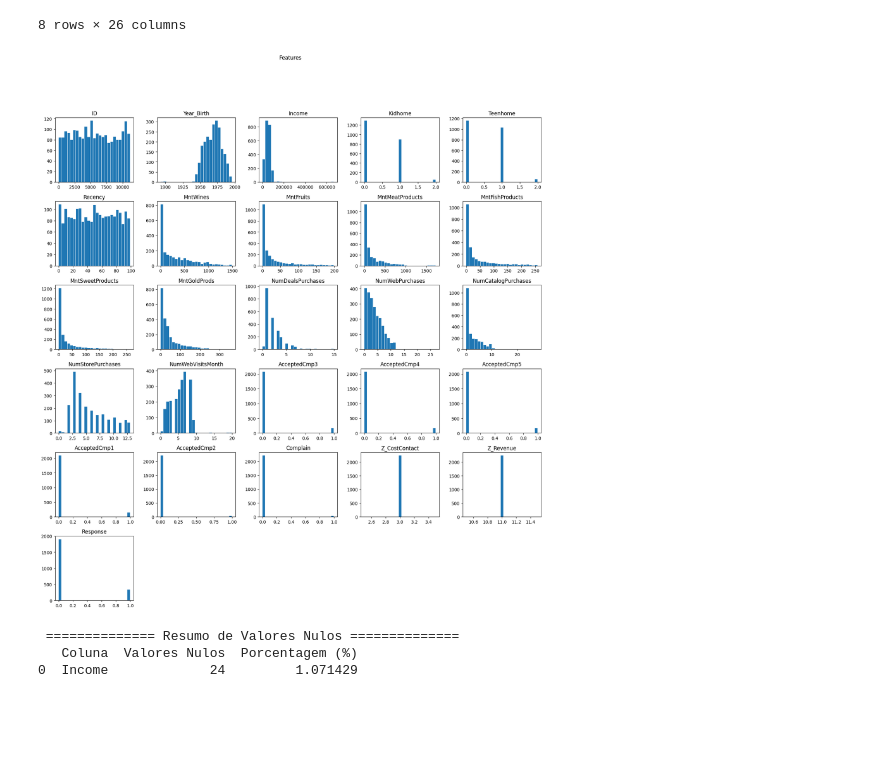
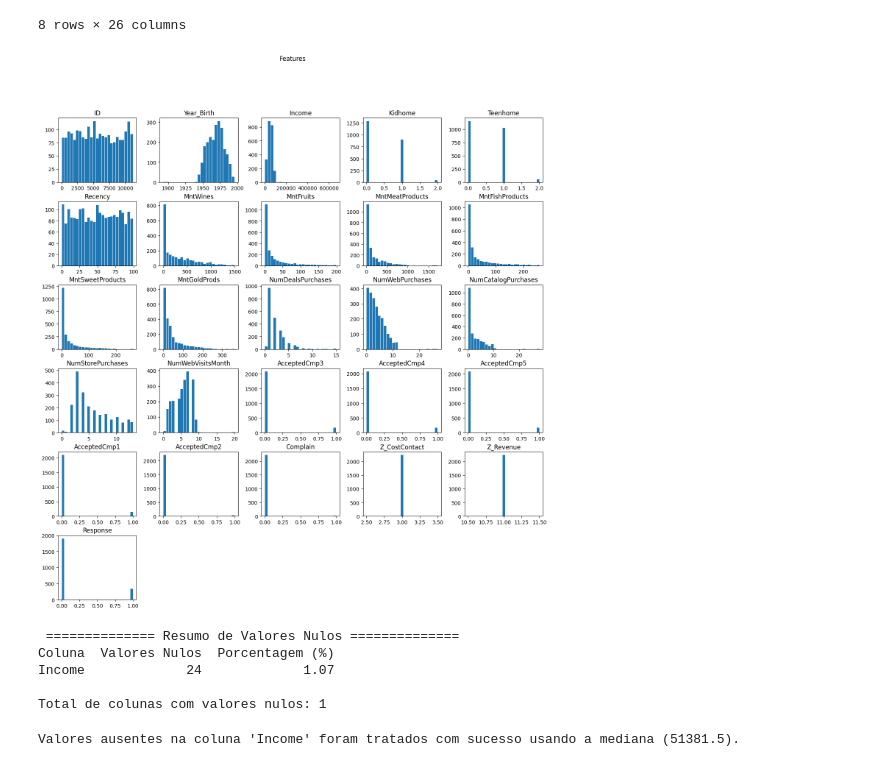
Before and after one commit to raquelcreis/ifood-data-business-analyst-test, a Jupyter notebook: eda.ipynb, the cells around one changed output. Saved outputs shown, nothing was run; the diff lists cells and outputs as text; code cells hidden in the pictures; blank space fills up the shorter version.

Commit message:
funcoes tratamento dados

```diff
--- a/eda.ipynb
+++ b/eda.ipynb
@@ -29,8 +30,8 @@ df.describe()
 | max | 11191.000000 | 1996.000000 | 666666.000000 | 2.000000 | 2.000000 | 99.000000 | 1493.000000 | 199.000000 | 1725.000000 | ... |
 8 rows × 26 columns
 # %%
-ax = df.hist(bins=25, grid=False, figsize=(20,20), zorder=2, rwidth=0.9)
+ax = df.hist(bins=25, grid=False, figsize=(17,17), zorder=2, rwidth=0.9)
 plt.suptitle("Features")
 plt.show()
 # %% [output]
-[figure, old version]
+[figure, new version]
@@ -90,7 +38,17 @@ def outliers_column_summary(df, column, factor=1.5):
-# %%
-missing_summary = check_missing_values(df)
-print(missing_summary)
-# %% [output]
- ============== Resumo de Valores Nulos ==============
-   Coluna  Valores Nulos  Porcentagem (%)
-0  Income             24         1.071429
+# %%
+# Tratamento de Dados
+# Valores ausentes
+
+check_missing_values(df)
+# %% [output]
+ ============== Resumo de Valores Nulos ==============
+Coluna  Valores Nulos  Porcentagem (%)
+Income             24             1.07
+
+Total de colunas com valores nulos: 1
+# %%
+# Input da mediana na coluna Income
+df_treated = df.copy()
+treat_missing_values_column_median(df_treated, 'Income')
+# %% [output]
+Valores ausentes na coluna 'Income' foram tratados com sucesso usando a mediana (51381.5).
```
Also changed, not shown: parts of 7 cells of this notebook, 1 other file.
